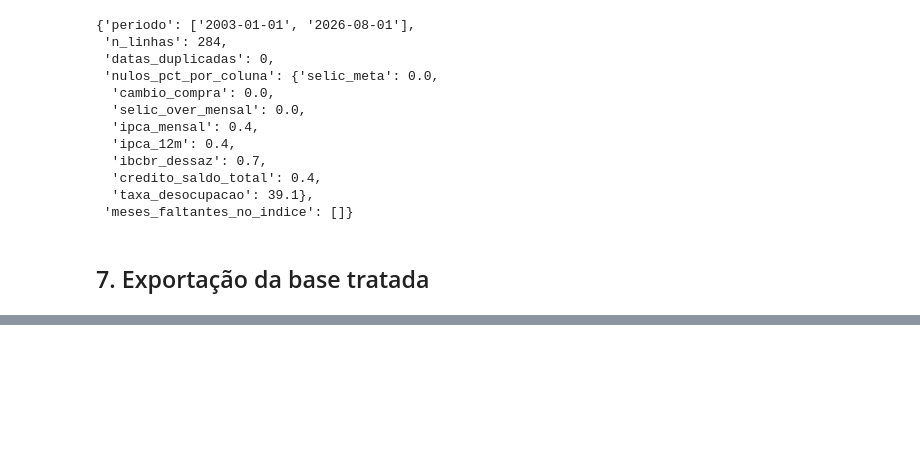
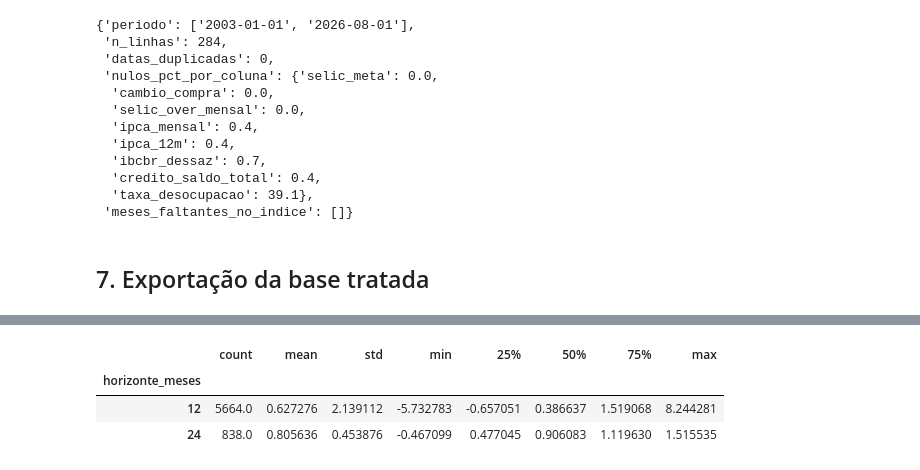
Before and after one commit to CarlosRoza/Projetos_dissertacao, a Jupyter notebook: testeghia.ipynb, the cells around one changed output, grey strips where cells are left out. Saved outputs shown, nothing was run; the diff lists cells and outputs as text; code cells hidden in the pictures; blank space fills up the shorter version.

```diff
--- a/testeghia.ipynb
+++ b/testeghia.ipynb
@@ -424,0 +481,14 @@ Base exportada: dados_ghia/base_ghia_mensal.parquet (284 linhas x 8 colunas)
+# %%
+def construir_indice_precos(ipca_mensal: pd.Series) -> pd.Series:
+    """
+    Constrói um índice de preços (base 100 no primeiro mês) a partir de uma série de
+    variação mensal do IPCA em %. Meses sem dado ainda publicado (cauda da série) são
+    descartados antes de acumular, para não interromper o índice no meio.
+    """
+    serie = ipca_mensal.dropna()
+    fatores = 1 + serie / 100
+    return 100 * fatores.cumprod()
+
+
+indice_precos = construir_indice_precos(base["ipca_mensal"])
+indice_precos.tail()
@@ -424,0 +514,40 @@ Base exportada: dados_ghia/base_ghia_mensal.parquet (284 linhas x 8 colunas)
+# %%
+def calcular_erro_focus(previsoes: pd.DataFrame, indice_precos: pd.Series, meses_inicio: int, meses_fim: int) -> pd.DataFrame:
+    """
+    Para cada data de coleta do Focus, compara a mediana prevista (inflação acumulada
+    na janela [meses_inicio, meses_fim) a partir do mês de referência) com a inflação de
+    fato realizada na mesma janela, medida pelo índice de preços. Descarta linhas cuja
+    janela ainda não se completou (mês final além do último IPCA publicado) — não é
+    erro, é previsão que ainda não pôde ser julgada.
+
+    Retorna uma linha por coleta, com previsto, realizado, erro (realizado - previsto:
+    positivo quando o Focus subestimou a inflação) e o rótulo do horizonte (meses_fim,
+    usado só para identificar/agrupar).
+    """
+    df = previsoes[["Mediana"]].rename(columns={"Mediana": "previsto"}).copy()
+    df["mes_referencia"] = df.index.to_period("M").to_timestamp()
+    mes_inicio_janela = df["mes_referencia"] + pd.DateOffset(months=meses_inicio)
+    mes_fim_janela = df["mes_referencia"] + pd.DateOffset(months=meses_fim)
+
+    indice_inicio = indice_precos.reindex(mes_inicio_janela).to_numpy()
+    indice_fim = indice_precos.reindex(mes_fim_janela).to_numpy()
+    df["realizado"] = (indice_fim / indice_inicio - 1) * 100
+    df["erro"] = df["realizado"] - df["previsto"]
+    df["horizonte_meses"] = meses_fim
+
+    return df.dropna(subset=["realizado"])[
+        ["mes_referencia", "previsto", "realizado", "erro", "horizonte_meses"]
+    ]
+
+
+df_erro_12m = calcular_erro_focus(df_focus_12m, indice_precos, meses_inicio=0, meses_fim=12)
+df_erro_24m = calcular_erro_focus(df_focus_24m, indice_precos, meses_inicio=12, meses_fim=24)
+df_erros_focus = pd.concat([df_erro_12m, df_erro_24m], ignore_index=True)
+
+registrar_log("erro_focus_por_horizonte", "ok", {
+    "n_obs_12m": len(df_erro_12m),
+    "n_obs_24m": len(df_erro_24m),
+})
+
+df_erros_focus.groupby("horizonte_meses")["erro"].describe()
+# %% [output]
@@ -424,0 +555,4 @@ Base exportada: dados_ghia/base_ghia_mensal.parquet (284 linhas x 8 colunas)
+|  | count | mean | std | min | 25% | 50% | 75% | max |
+| horizonte_meses |  |  |  |  |  |  |  |  |
+| 12 | 5664.0 | 0.627276 | 2.139112 | -5.732783 | -0.657051 | 0.386637 | 1.519068 | 8.244281 |
+| 24 | 838.0 | 0.805636 | 0.453876 | -0.467099 | 0.477045 | 0.906083 | 1.119630 | 1.515535 |
```
Also changed, not shown: parts of 16 cells of this notebook.
